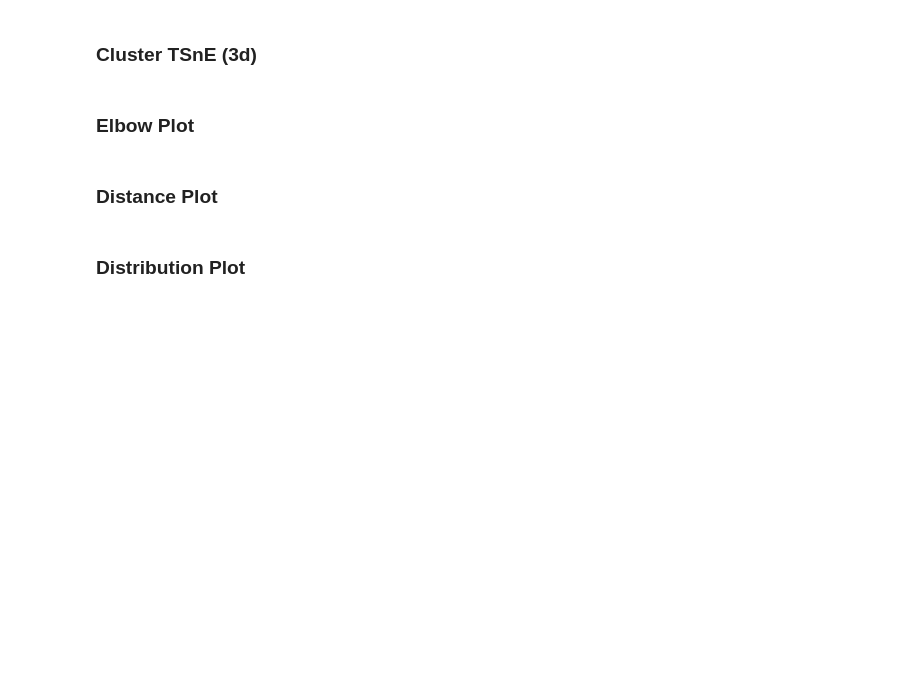
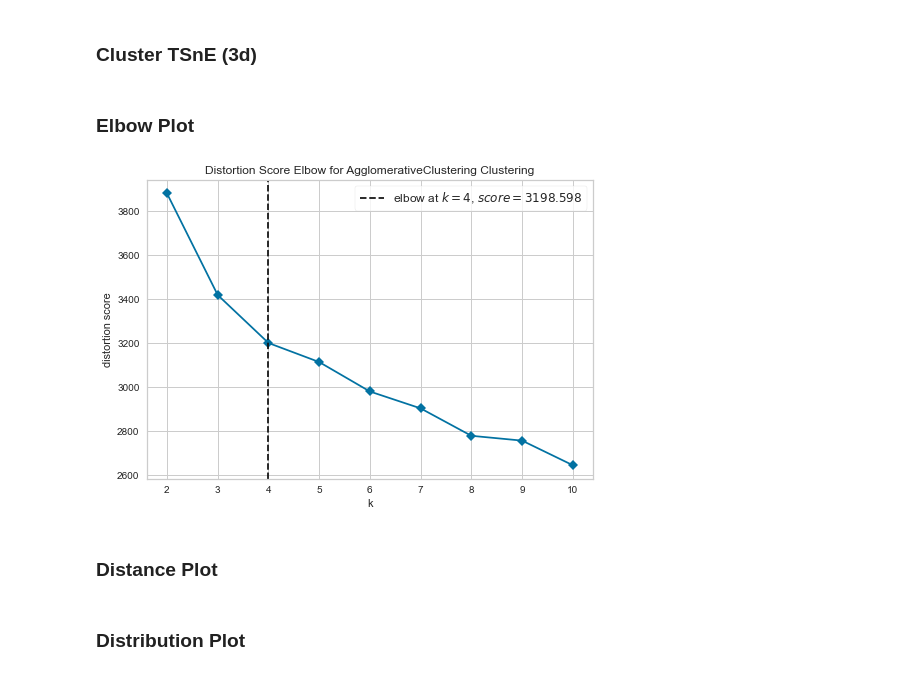
Before and after one commit to nchowes/digital-core, a Jupyter notebook: demos/dGeochemistry.ipynb, the cells around one changed output. Drawn from its saved outputs; the diff is of its cells as text; code cells hidden in the pictures; blank space fills up the shorter version.

Commit message:
add trials to geochem, update class names

```diff
--- a/demos/dGeochemistry.ipynb
+++ b/demos/dGeochemistry.ipynb
@@ -91,9 +136,3 @@ Parameters to explore include:
     + linkage method
     + dissimilarity metric
     + linkage threshold
-# %%
-# Add models. Specify as a list
-this.name = ["hclust"]
-
-# Add optional model configuration.
-this.modelopts = dict( num_clusters = 3 )
@@ -100,2 +143,14 @@ this.modelopts = dict( num_clusters = 3 )
+# %%
+this.reset_trials()
+
+# First trial
+name = "hclust"
+modelopts = dict( num_clusters = 3 )
+this.add(name, modelopts)
+
+# Second trial
+name = "hclust"
+modelopts = dict( num_clusters = 4 )
+this.add(name, modelopts)
 # %%
 this.modelopts
@@ -115,5 +188,5 @@ this.data.iloc[10:18, [0,1,2,-2,-1] ]
 # %% [markdown]
 ## Evaluate results
 # %%
-this.active = 0
+this.active = 1
 this.get_activemodel()
@@ -125,15 +200,15 @@ this.plotmodel()
 # %% [markdown]
 ### Cluster TSnE (3d)
 # %%
-if this.get_activemodel() != "hclust_Cluster":
-    this.plottype = "tsne"
-    #this.plotmodel()
+#this.plottype = "tsne"
+#this.plotmodel()
 # %% [markdown]
 ### Elbow Plot
 # %%
-if this.get_activemodel() != "hclust_Cluster":
-    this.plottype = "elbow"
-    this.plotmodel()
+this.plottype = "elbow"
+this.plotmodel()
+# %% [output]
+[figure, added]
 # %% [markdown]
 ### Distance Plot
 # %%
```
Also changed, not shown: parts of 26 cells of this notebook, 10 other files.
